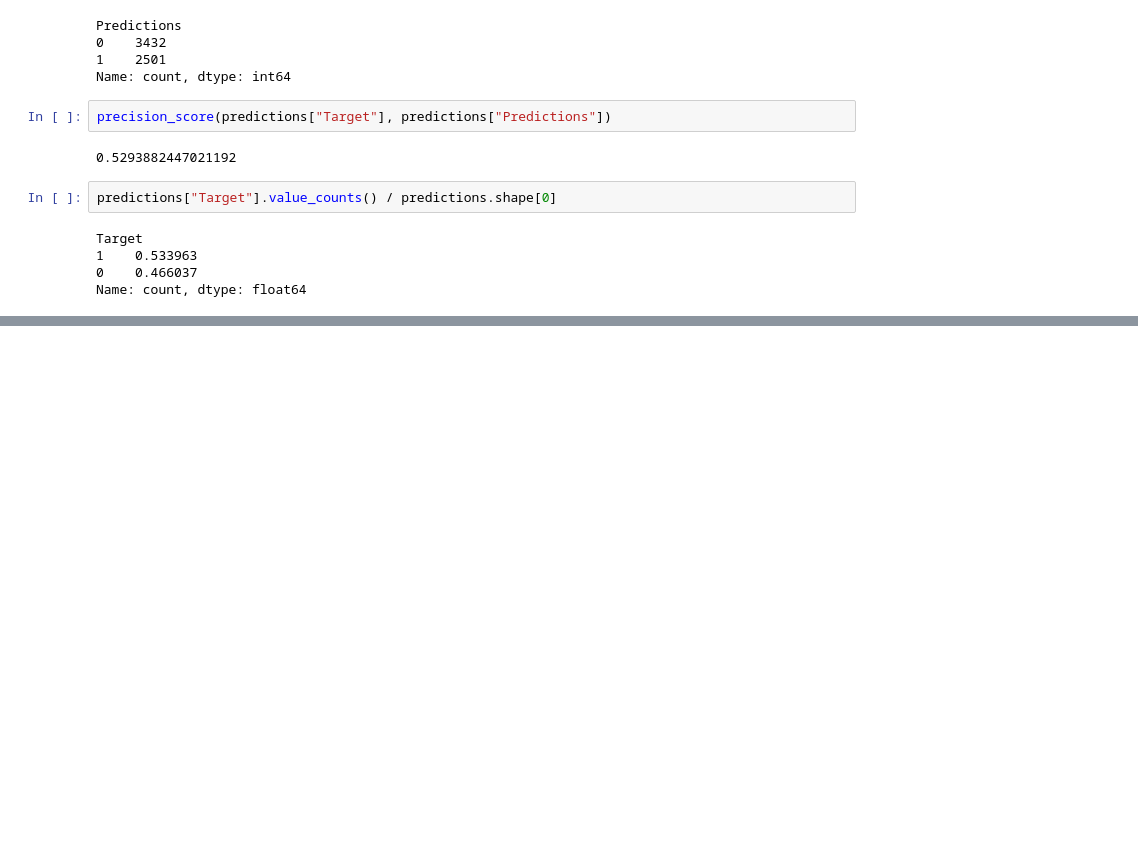
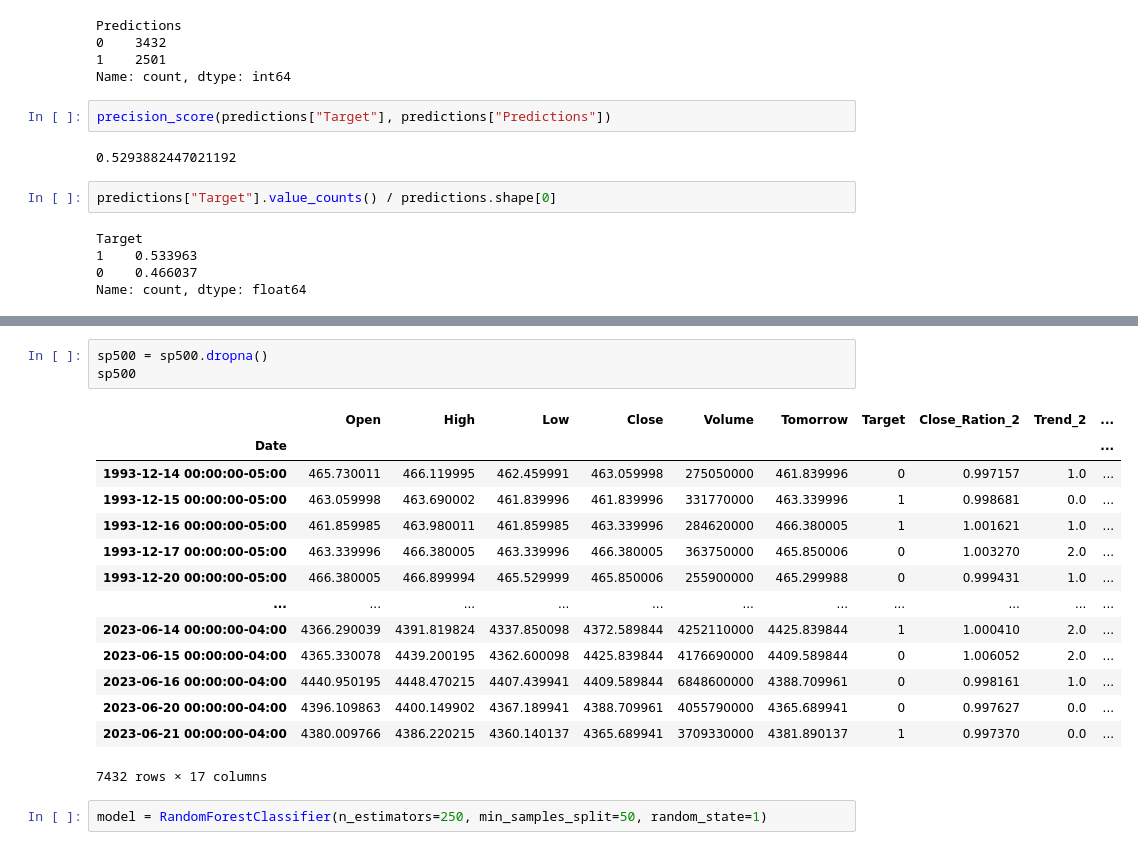
Before and after one commit to davidw102403/price_prediction_with_rfc, a Jupyter notebook: model.ipynb, the cells around one changed output, grey strips where cells are left out. Cells and saved outputs as stored; diff of their text form; blank space fills up the shorter version.

```diff
--- a/model.ipynb
+++ b/model.ipynb
@@ -171,0 +204,20 @@ Name: count, dtype: float64
+# %%
+sp500 = sp500.dropna()
+sp500
+# %% [output]
+|  | Open | High | Low | Close | Volume | Tomorrow | Target | Close_Ration_2 | Trend_2 | ... |
+| Date |  |  |  |  |  |  |  |  |  | ... |
+| 1993-12-14 00:00:00-05:00 | 465.730011 | 466.119995 | 462.459991 | 463.059998 | 275050000 | 461.839996 | 0 | 0.997157 | 1.0 | ... |
+| 1993-12-15 00:00:00-05:00 | 463.059998 | 463.690002 | 461.839996 | 461.839996 | 331770000 | 463.339996 | 1 | 0.998681 | 0.0 | ... |
+| 1993-12-16 00:00:00-05:00 | 461.859985 | 463.980011 | 461.859985 | 463.339996 | 284620000 | 466.380005 | 1 | 1.001621 | 1.0 | ... |
+| 1993-12-17 00:00:00-05:00 | 463.339996 | 466.380005 | 463.339996 | 466.380005 | 363750000 | 465.850006 | 0 | 1.003270 | 2.0 | ... |
+| 1993-12-20 00:00:00-05:00 | 466.380005 | 466.899994 | 465.529999 | 465.850006 | 255900000 | 465.299988 | 0 | 0.999431 | 1.0 | ... |
+| ... | ... | ... | ... | ... | ... | ... | ... | ... | ... | ... |
+| 2023-06-14 00:00:00-04:00 | 4366.290039 | 4391.819824 | 4337.850098 | 4372.589844 | 4252110000 | 4425.839844 | 1 | 1.000410 | 2.0 | ... |
+| 2023-06-15 00:00:00-04:00 | 4365.330078 | 4439.200195 | 4362.600098 | 4425.839844 | 4176690000 | 4409.589844 | 0 | 1.006052 | 2.0 | ... |
+| 2023-06-16 00:00:00-04:00 | 4440.950195 | 4448.470215 | 4407.439941 | 4409.589844 | 6848600000 | 4388.709961 | 0 | 0.998161 | 1.0 | ... |
+| 2023-06-20 00:00:00-04:00 | 4396.109863 | 4400.149902 | 4367.189941 | 4388.709961 | 4055790000 | 4365.689941 | 0 | 0.997627 | 0.0 | ... |
+| 2023-06-21 00:00:00-04:00 | 4380.009766 | 4386.220215 | 4360.140137 | 4365.689941 | 3709330000 | 4381.890137 | 1 | 0.997370 | 0.0 | ... |
+7432 rows × 17 columns
+# %%
+model = RandomForestClassifier(n_estimators=250, min_samples_split=50, random_state=1)
```
Also changed, not shown: parts of 6 cells of this notebook.
